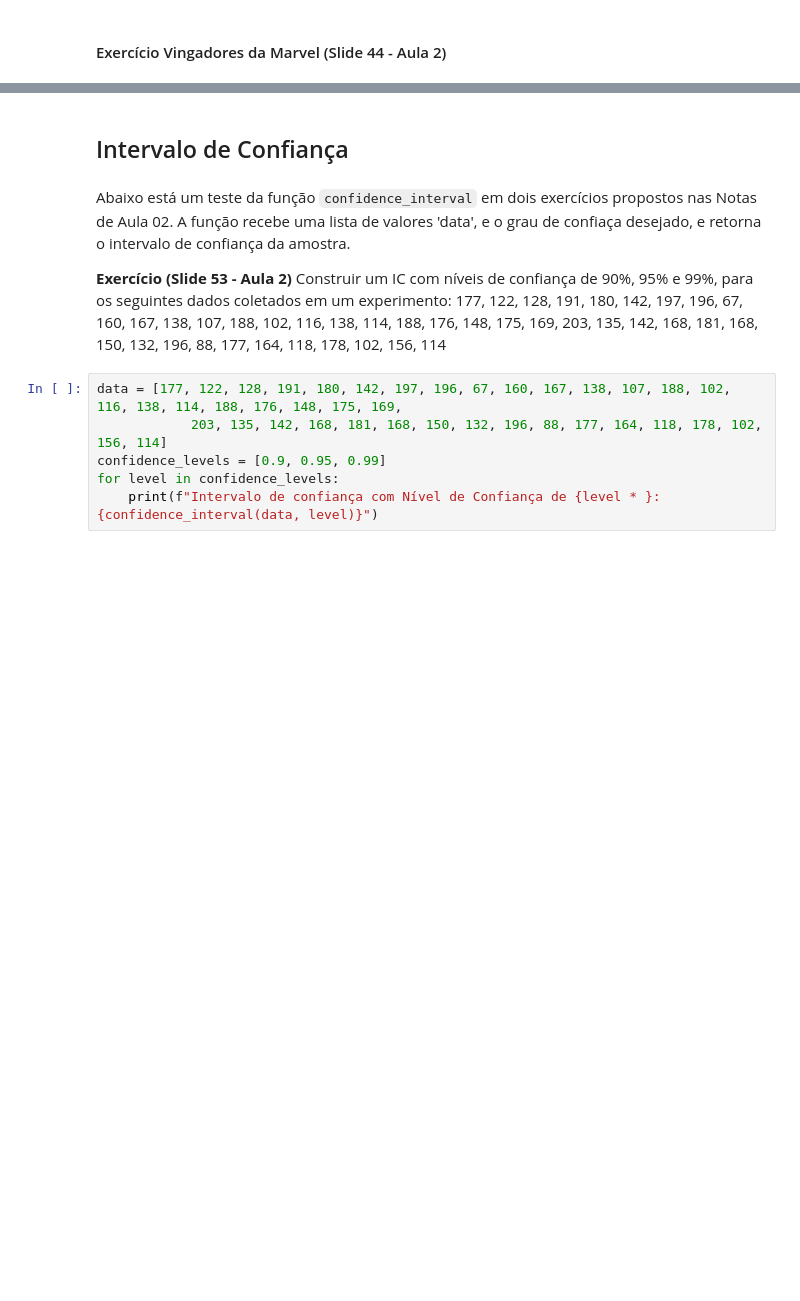
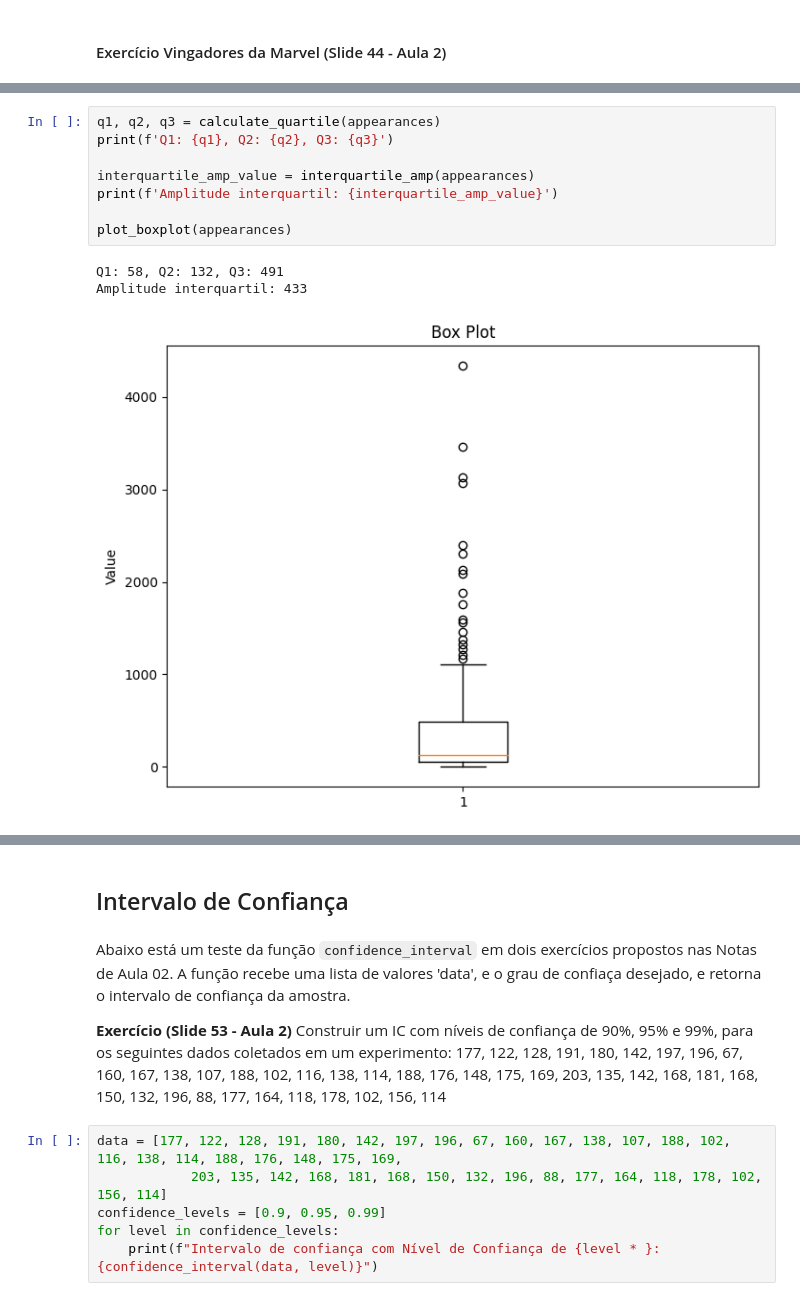
Before and after one commit to felipefraxe/ADBib, a Jupyter notebook: main.ipynb, the cells around one changed output, grey strips where cells are left out. Cells and saved outputs as stored; diff of their text form; blank space fills up the shorter version.

```diff
--- a/main.ipynb
+++ b/main.ipynb
@@ -627,0 +795,12 @@ A amplitude interquartil (IQR) é a diferença entre o terceiro quartil (Q3) e o
+# %%
+q1, q2, q3 = calculate_quartile(appearances)
+print(f'Q1: {q1}, Q2: {q2}, Q3: {q3}')
+
+interquartile_amp_value = interquartile_amp(appearances)
+print(f'Amplitude interquartil: {interquartile_amp_value}')
+
+plot_boxplot(appearances)
+# %% [output]
+Q1: 58, Q2: 132, Q3: 491
+Amplitude interquartil: 433
+[figure, added]
```
Also changed, not shown: parts of 26 cells of this notebook, 1 other file.
